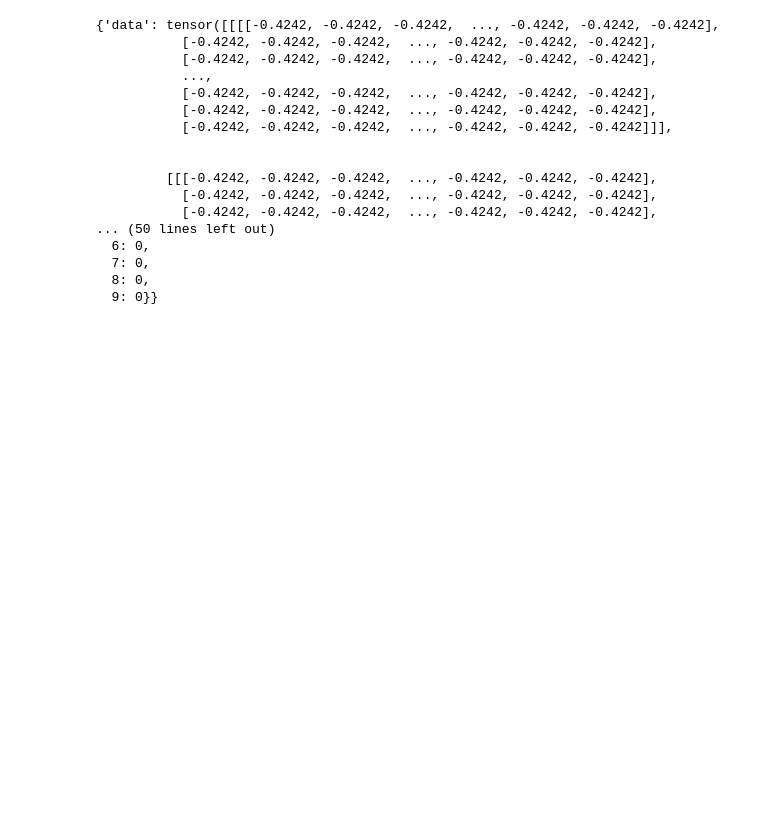
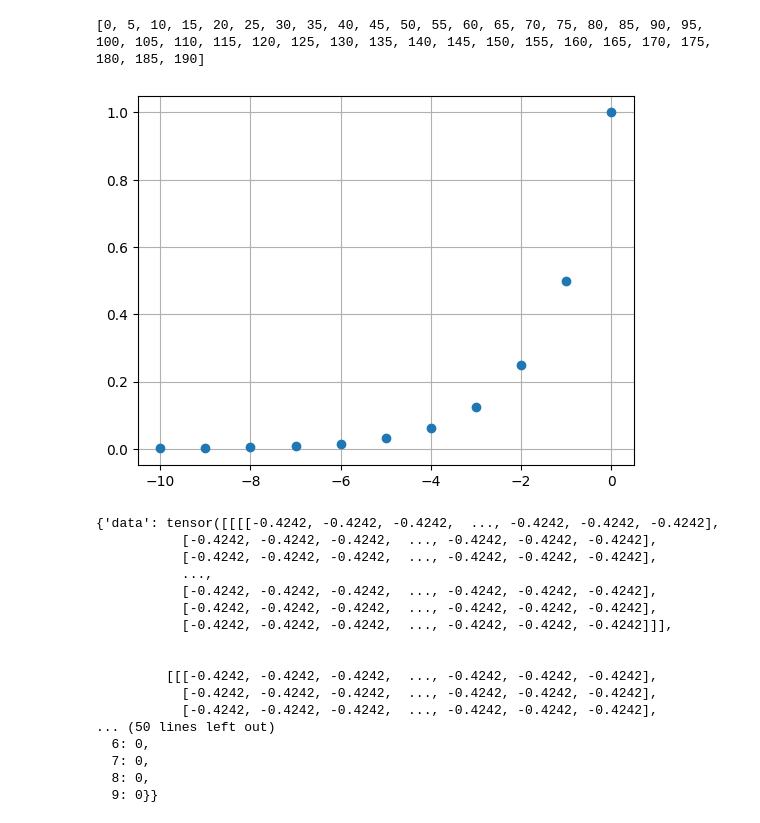
Before and after one commit to Soak-rar/CFL, a Jupyter notebook: DataLoadTest.ipynb, the cells around one changed output. Cells and saved outputs as stored; diff of their text form; code cells hidden in the pictures; blank space fills up the shorter version.

```diff
--- a/DataLoadTest.ipynb
+++ b/DataLoadTest.ipynb
@@ -23,3 +171,26 @@ from DataScientist import pca_deduce
+# %%
+x_ticks = [i for i in range(0, (int(185/10)+1)*10+1,5)]
+print(x_ticks)
+# %% [output]
+[0, 5, 10, 15, 20, 25, 30, 35, 40, 45, 50, 55, 60, 65, 70, 75, 80, 85, 90, 95, 100, 105, 110, 115, 120, 125, 130, 135, 140, 145, 150, 155, 160, 165, 170, 175, 180, 185, 190]
+# %%
+
+
+# 生成指数幂数据
+exponents = range(-10, 1)
+
+powers_of_2 = [pow(2, exp) for exp in exponents]
+
+# 创建一个点图
+plt.plot(exponents, powers_of_2, marker='o', linestyle='')
+
+# 添加标签和标题
+
+# 显示点图
+plt.grid(True)
+plt.show()
+# %% [output]
+[figure, added]
 # %%
 args = Args.Arguments()
 train_workers_dataset = Data.load_data(args)
```
Also changed, not shown: parts of 4 cells of this notebook, 14 other files.
